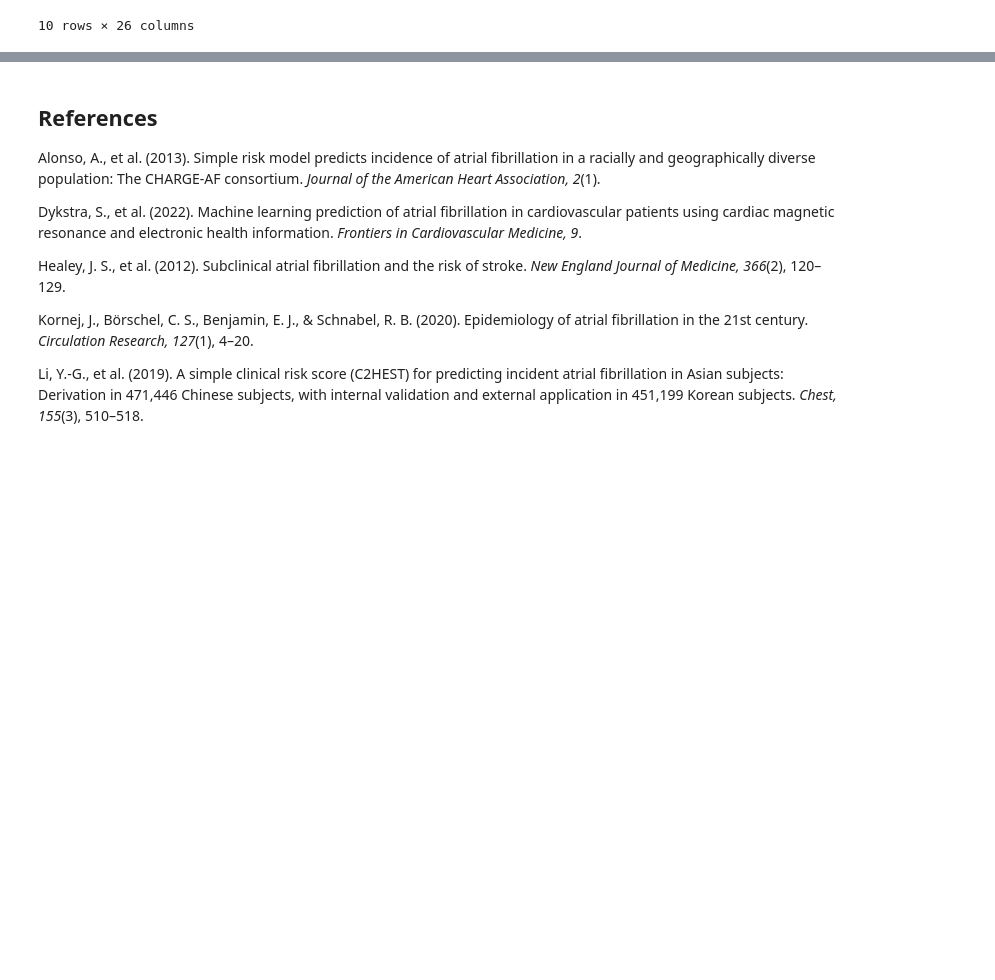
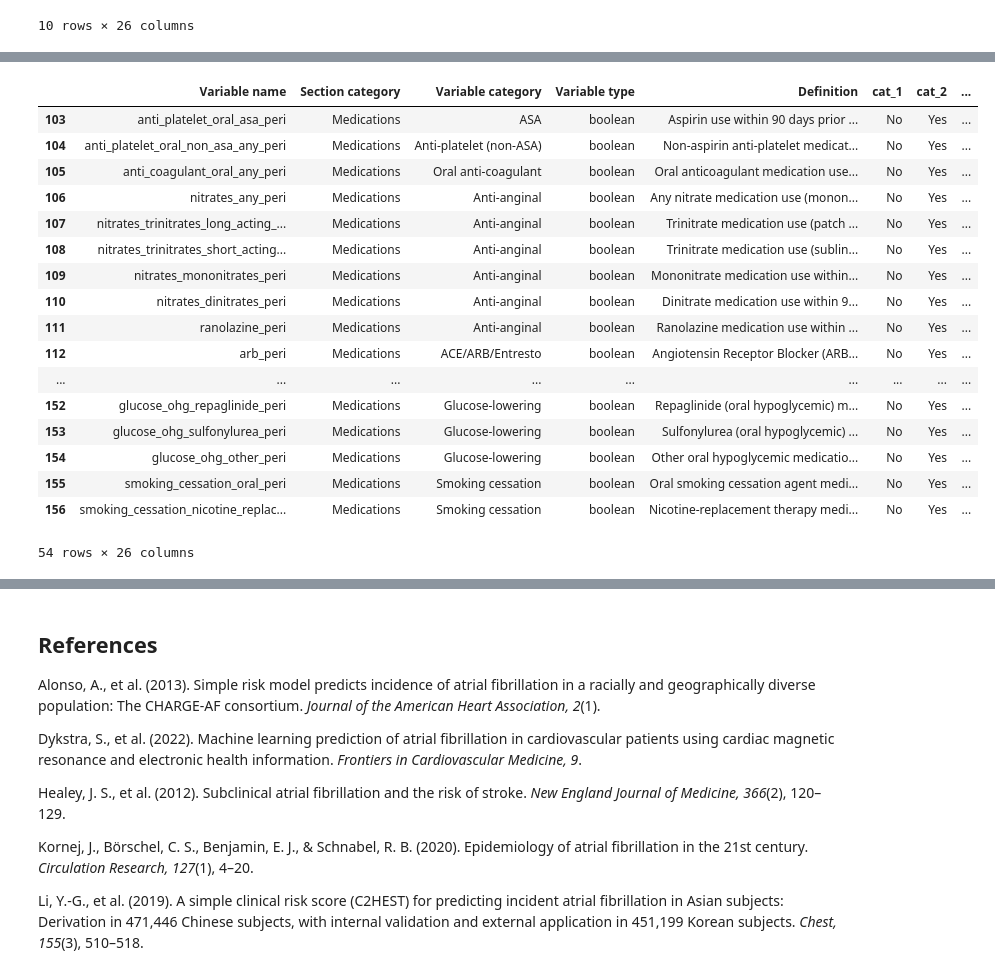
Before and after one commit to yildiramdsa/prediction_of_atrial_fibrillation_using_ecg_and_health_data, a Jupyter notebook: notebooks/prediction_of_atrial_fibrillation_using_ecg_and_health_data.ipynb, the cells around one changed output, grey strips where cells are left out. Drawn from its saved outputs; the diff is of its cells as text; code cells hidden in the pictures; blank space fills up the shorter version.

```diff
--- a/notebooks/prediction_of_atrial_fibrillation_using_ecg_and_health_data.ipynb
+++ b/notebooks/prediction_of_atrial_fibrillation_using_ecg_and_health_data.ipynb
@@ -125,0 +320,21 @@ data_dictionary_df[data_dictionary_df['Section category'] == 'Disease - CV']
+# %%
+data_dictionary_df[data_dictionary_df['Section category'] == 'Medications']
+# %% [output]
+|  | Variable name | Section category | Variable category | Variable type | Definition | cat_1 | cat_2 | ... |
+| 103 | anti_platelet_oral_asa_peri | Medications | ASA | boolean | Aspirin use within 90 days prior ... | No | Yes | ... |
+| 104 | anti_platelet_oral_non_asa_any_peri | Medications | Anti-platelet (non-ASA) | boolean | Non-aspirin anti-platelet medicat... | No | Yes | ... |
+| 105 | anti_coagulant_oral_any_peri | Medications | Oral anti-coagulant | boolean | Oral anticoagulant medication use... | No | Yes | ... |
+| 106 | nitrates_any_peri | Medications | Anti-anginal | boolean | Any nitrate medication use (monon... | No | Yes | ... |
+| 107 | nitrates_trinitrates_long_acting_... | Medications | Anti-anginal | boolean | Trinitrate medication use (patch ... | No | Yes | ... |
+| 108 | nitrates_trinitrates_short_acting... | Medications | Anti-anginal | boolean | Trinitrate medication use (sublin... | No | Yes | ... |
+| 109 | nitrates_mononitrates_peri | Medications | Anti-anginal | boolean | Mononitrate medication use within... | No | Yes | ... |
+| 110 | nitrates_dinitrates_peri | Medications | Anti-anginal | boolean | Dinitrate medication use within 9... | No | Yes | ... |
+| 111 | ranolazine_peri | Medications | Anti-anginal | boolean | Ranolazine medication use within ... | No | Yes | ... |
+| 112 | arb_peri | Medications | ACE/ARB/Entresto | boolean | Angiotensin Receptor Blocker (ARB... | No | Yes | ... |
+| ... | ... | ... | ... | ... | ... | ... | ... | ... |
+| 152 | glucose_ohg_repaglinide_peri | Medications | Glucose-lowering | boolean | Repaglinide (oral hypoglycemic) m... | No | Yes | ... |
+| 153 | glucose_ohg_sulfonylurea_peri | Medications | Glucose-lowering | boolean | Sulfonylurea (oral hypoglycemic) ... | No | Yes | ... |
+| 154 | glucose_ohg_other_peri | Medications | Glucose-lowering | boolean | Other oral hypoglycemic medicatio... | No | Yes | ... |
+| 155 | smoking_cessation_oral_peri | Medications | Smoking cessation | boolean | Oral smoking cessation agent medi... | No | Yes | ... |
+| 156 | smoking_cessation_nicotine_replac... | Medications | Smoking cessation | boolean | Nicotine-replacement therapy medi... | No | Yes | ... |
+54 rows × 26 columns
```
Also changed, not shown: parts of 17 cells of this notebook.
